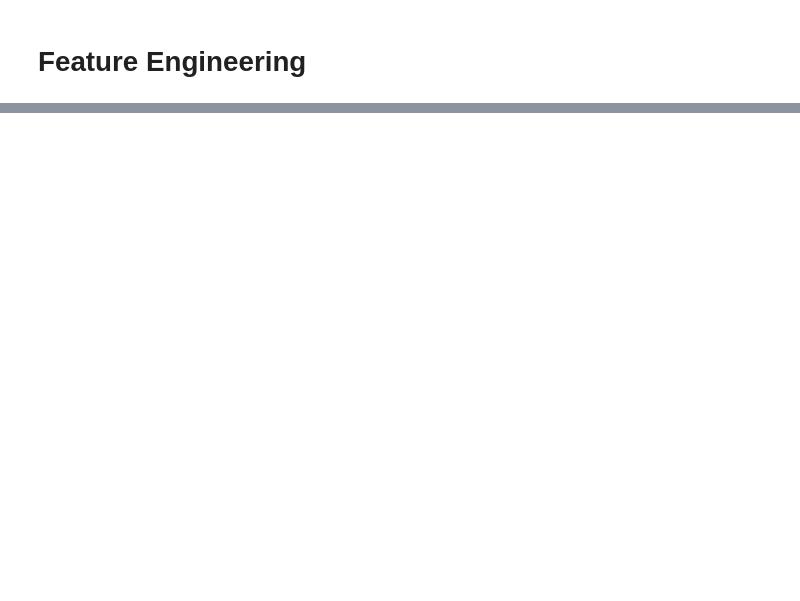
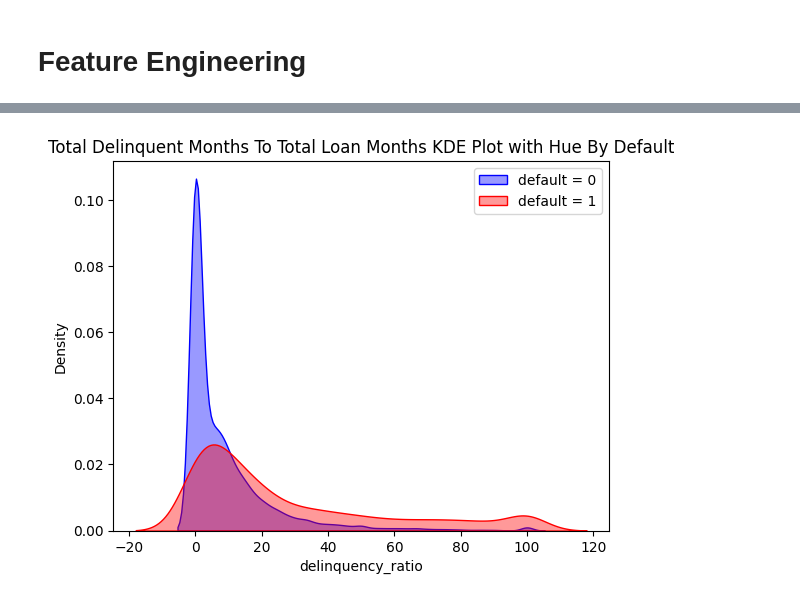
Before and after one commit to abidtalukder/credit-risk-modeling, a Jupyter notebook: notebooks/risk_modeling.ipynb, the cells around one changed output, grey strips where cells are left out. Cells and saved outputs as stored; diff of their text form; code cells hidden in the pictures; blank space fills up the shorter version.

```diff
--- a/notebooks/risk_modeling.ipynb
+++ b/notebooks/risk_modeling.ipynb
@@ -418,0 +452,11 @@ These insights are directly actionable for refining feature engineering, risk sc
+# %%
+col = "delinquency_ratio"
+
+sns.kdeplot(df_train_1[df_train_1.default == 0][col], label='default = 0', color='blue', fill=True, alpha=0.4)
+sns.kdeplot(df_train_1[df_train_1.default == 1][col], label='default = 1', color='red', fill=True, alpha=0.4)
+
+plt.title('Total Delinquent Months To Total Loan Months KDE Plot with Hue By Default')
+plt.legend()
+plt.show()
+# %% [output]
+[figure, added]
```
Also changed, not shown: parts of 7 cells of this notebook.
